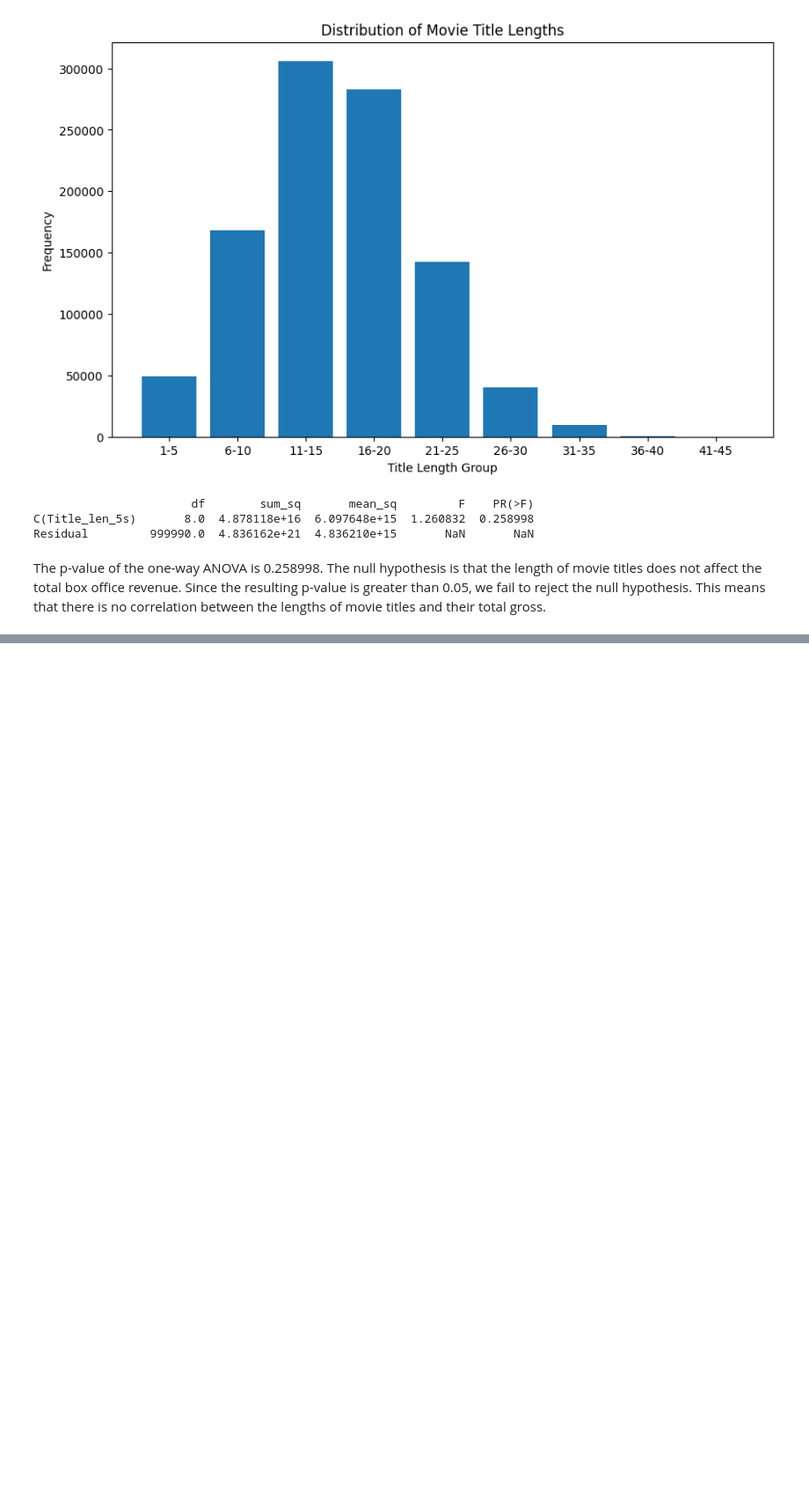
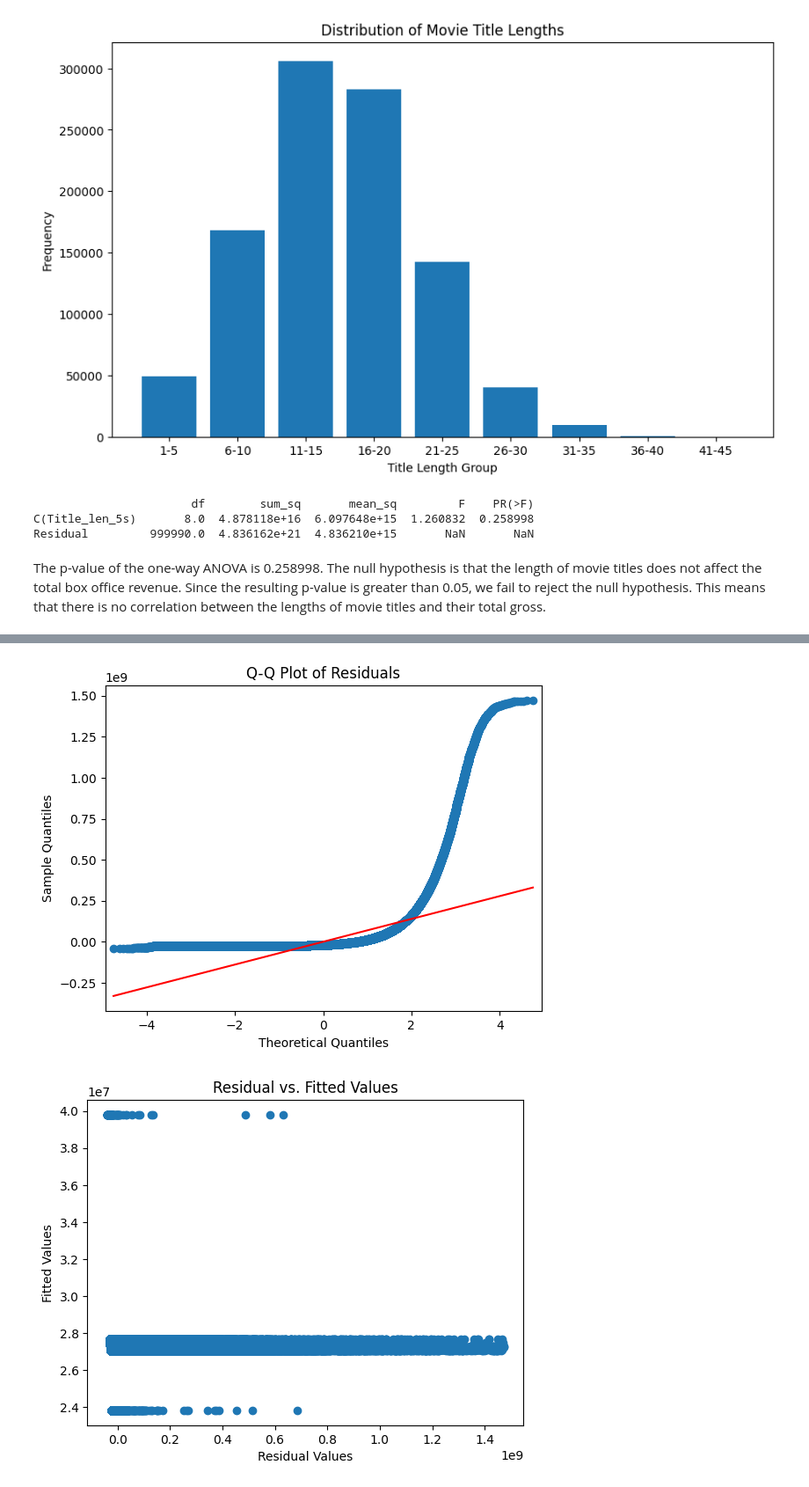
Before and after one commit to hasana1atwit/Movie-Analysis, a Jupyter notebook: Movie_Analysis.ipynb, the cells around one changed output, grey strips where cells are left out. Shown at 88% size. Drawn from its saved outputs; the diff is of its cells as text; code cells hidden in the pictures; blank space fills up the shorter version.

```diff
--- a/Movie_Analysis.ipynb
+++ b/Movie_Analysis.ipynb
@@ -232,0 +239,17 @@ The p-value of the one-way ANOVA is 0.258998. The null hypothesis is that the le
+# %%
+# QQ plot to test normality of residuals
+resid = model.resid
+sm.qqplot(resid, line='s')
+plt.title("Q-Q Plot of Residuals")
+plt.show()
+
+# residuals vs. fitted values plot to test equal variance
+fitted = model.fittedvalues
+plt.scatter(resid, fitted, marker='o')
+plt.title('Residual vs. Fitted Values')
+plt.xlabel('Residual Values')
+plt.ylabel('Fitted Values')
+plt.show()
+# %% [output]
+[figure, added]
+[figure, added]
```
Also changed, not shown: parts of 1 cell of this notebook.
